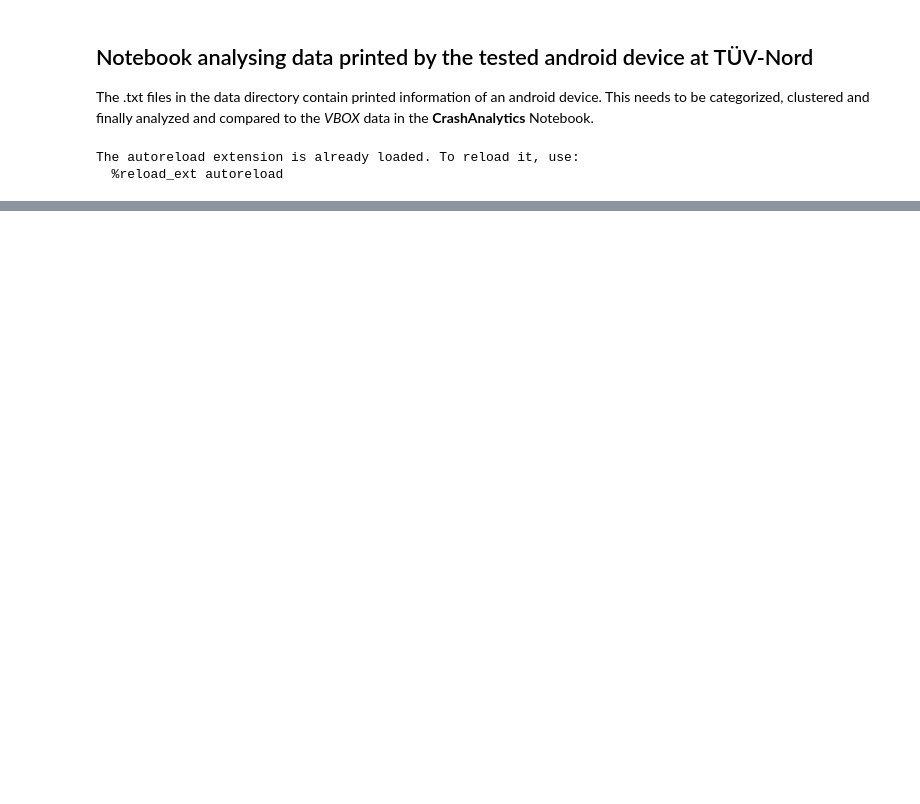
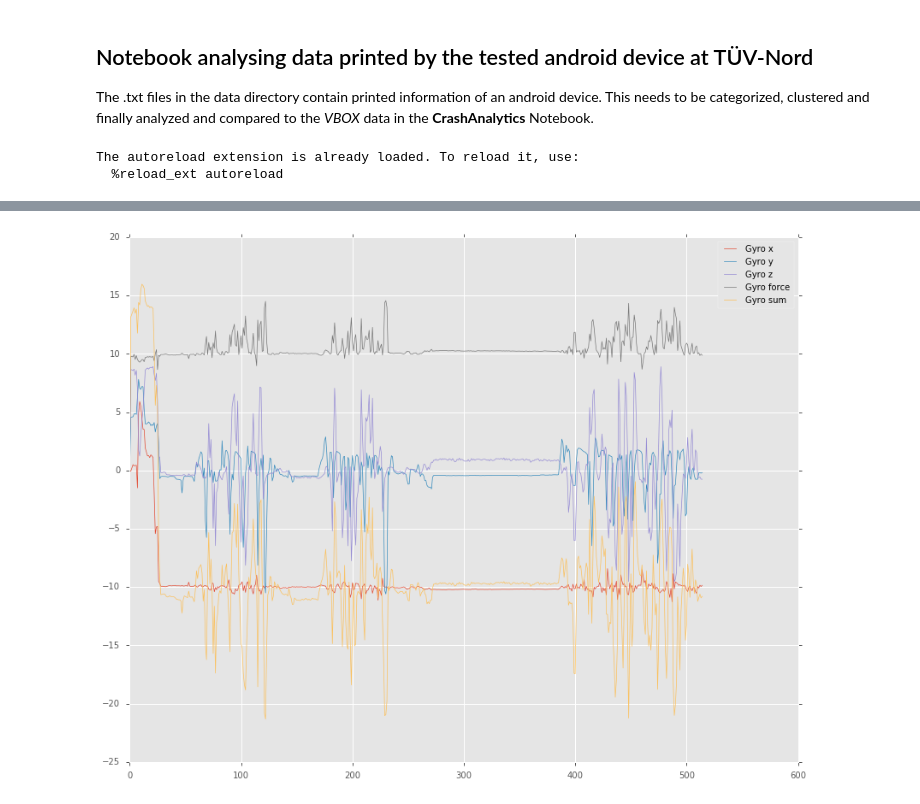
Before and after one commit to AlexImmer/TuevAnalysis, a Jupyter notebook: OutputAnalytics.ipynb, the cells around one changed output, grey strips where cells are left out. Drawn from its saved outputs; the diff is of its cells as text; code cells hidden in the pictures; blank space fills up the shorter version.

```diff
--- a/OutputAnalytics.ipynb
+++ b/OutputAnalytics.ipynb
@@ -34,0 +49,13 @@ plt.show()
+# %%
+start, end = 0, 500
+gyro = [s for s in sensors[start:end]]
+t = times[start:end]
+plt.plot(t, [s.x for s in gyro], linewidth=0.7, label='Gyro x')
+plt.plot(t, [s.y for s in gyro], linewidth=0.7, label='Gyro y')
+plt.plot(t, [s.z for s in gyro], linewidth=0.7, label='Gyro z')
+plt.plot(t, [s.gyro_force() for s in gyro], linewidth=0.7, label='Gyro force')
+plt.plot(t, [s.gyro_sum() for s in gyro], linewidth=0.7, label='Gyro sum')
+plt.legend()
+plt.show()
+# %% [output]
+[figure, added]
```
Also changed, not shown: parts of 6 cells of this notebook.
